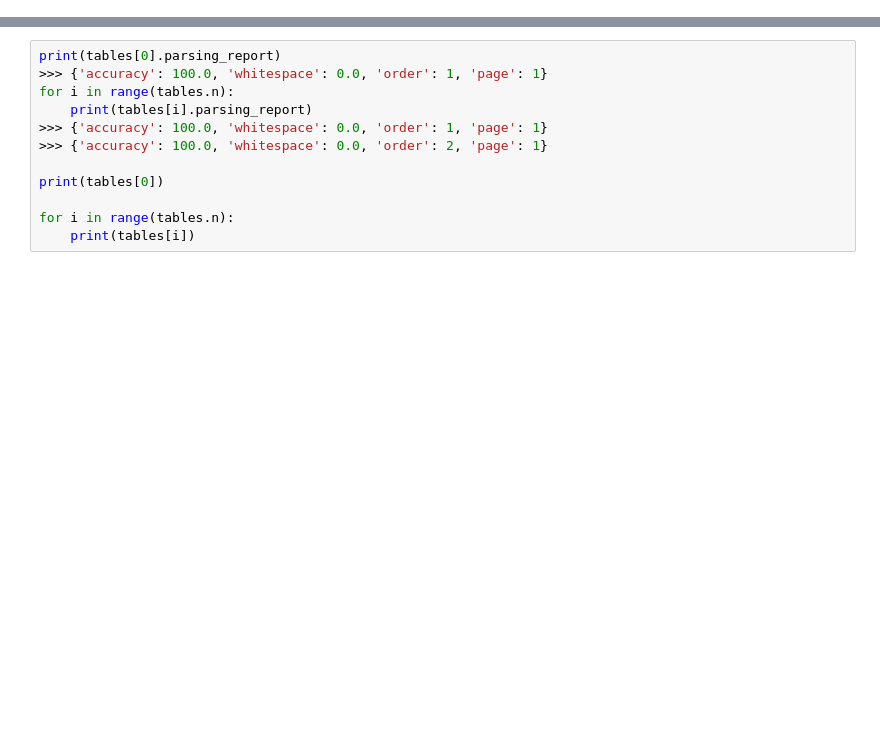
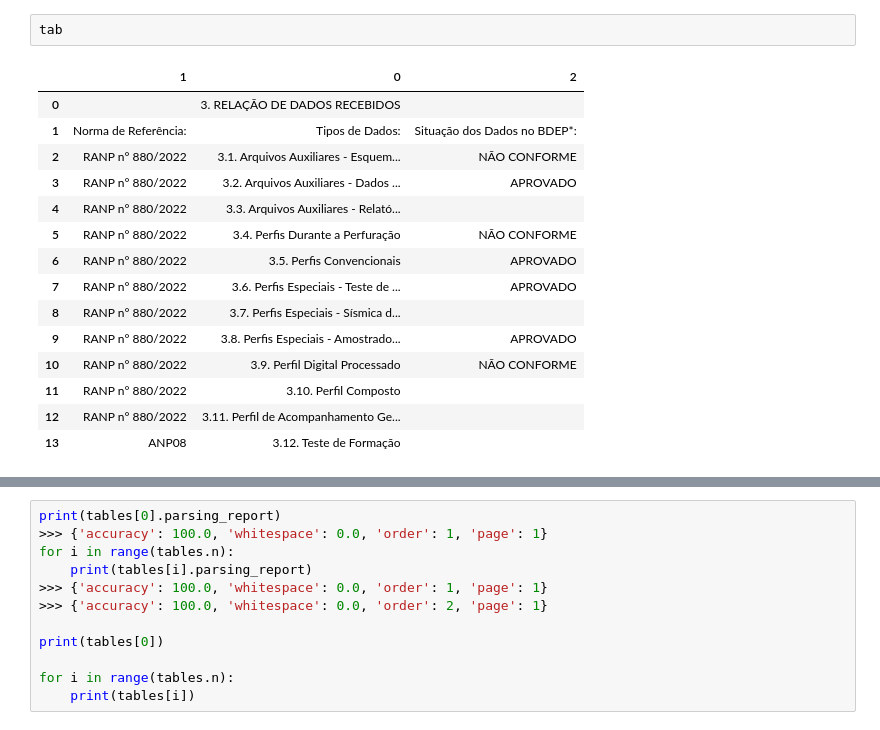
Before and after one commit to fabiobasson/my-frirst-repo, a Jupyter notebook: oficios_qualidade.ipynb, the cells around one changed output, grey strips where cells are left out. Drawn from its saved outputs; the diff is of its cells as text; blank space fills up the shorter version.

```diff
--- a/oficios_qualidade.ipynb
+++ b/oficios_qualidade.ipynb
@@ -97,0 +56,18 @@ RangeIndex(start=16, stop=22, step=1)
+# %%
+tab
+# %% [output]
+|  | 1 | 0 | 2 |
+| 0 |  | 3. RELAÇÃO DE DADOS RECEBIDOS |  |
+| 1 | Norma de Referência: | Tipos de Dados: | Situação dos Dados no BDEP*: |
+| 2 | RANP n° 880/2022 | 3.1. Arquivos Auxiliares - Esquem... | NÃO CONFORME |
+| 3 | RANP n° 880/2022 | 3.2. Arquivos Auxiliares - Dados ... | APROVADO |
+| 4 | RANP n° 880/2022 | 3.3. Arquivos Auxiliares - Relató... |  |
+| 5 | RANP n° 880/2022 | 3.4. Perfis Durante a Perfuração | NÃO CONFORME |
+| 6 | RANP n° 880/2022 | 3.5. Perfis Convencionais | APROVADO |
+| 7 | RANP n° 880/2022 | 3.6. Perfis Especiais - Teste de ... | APROVADO |
+| 8 | RANP n° 880/2022 | 3.7. Perfis Especiais - Sísmica d... |  |
+| 9 | RANP n° 880/2022 | 3.8. Perfis Especiais - Amostrado... | APROVADO |
+| 10 | RANP n° 880/2022 | 3.9. Perfil Digital Processado | NÃO CONFORME |
+| 11 | RANP n° 880/2022 | 3.10. Perfil Composto |  |
+| 12 | RANP n° 880/2022 | 3.11. Perfil de Acompanhamento Ge... |  |
+| 13 | ANP08 | 3.12. Teste de Formação |  |
```
Also changed, not shown: parts of 12 cells of this notebook.
